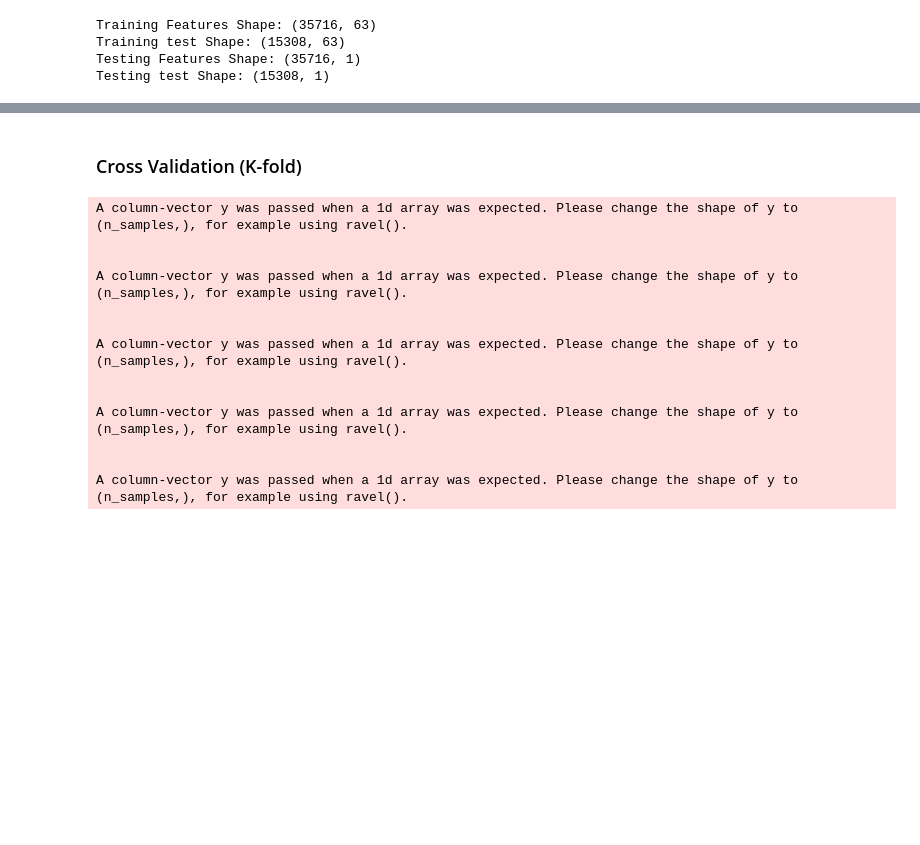
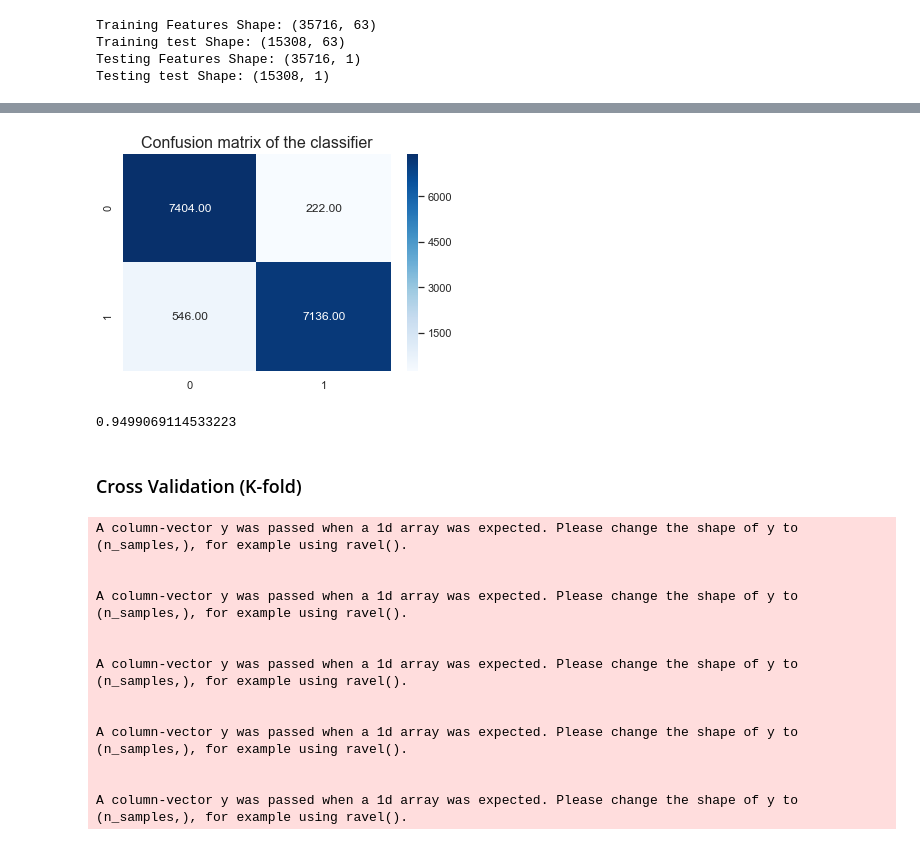
Before and after one commit to suroor89/Bank-Marketing-Campaign-for-Term-Deposit, a Jupyter notebook: Bank-Marketing-Client-Subscription-/bank_marketing_analytics.ipynb, the cells around one changed output, grey strips where cells are left out. Saved outputs shown, nothing was run; the diff lists cells and outputs as text; code cells hidden in the pictures; blank space fills up the shorter version.

```diff
--- a/Bank-Marketing-Client-Subscription-/bank_marketing_analytics.ipynb
+++ b/Bank-Marketing-Client-Subscription-/bank_marketing_analytics.ipynb
@@ -480,16 +509,22 @@ from sklearn.svm import SVC
 from sklearn.neighbors import KNeighborsClassifier
 from sklearn.tree import DecisionTreeClassifier
 from sklearn.ensemble import RandomForestClassifier
+from sklearn.model_selection import cross_val_score, cross_val_predict
 models = [
      ('LR',LogisticRegression()),
      ('NB',GaussianNB()),
      ('DT',DecisionTreeClassifier())
      ]
+
+cv_model_score = {}
 for name, model in models:
     clf = model
+    score = cross_val_score(clf, X, y, cv=10).mean()
     clf.fit(X_train,y_train)
     accuracy = clf.score(X_test,y_test)
     print(name,': ',accuracy)
+    cv_model_score[name] = score
+print('CV scores: ', cv_model_score)
 # %% [output]
 Default solver will be changed to 'lbfgs' in 0.22. Specify a solver to silence this warning.
 
@@ -503,13 +568,21 @@ DT :  0.9348053305461197
 # Import the model we are using
 from sklearn.ensemble import RandomForestClassifier
 # Instantiate model with 50 decision trees
-rf = RandomForestClassifier(n_estimators = 100, max_depth=90, min_samples_leaf=5,min_samples_split=12
-                            , random_state = 42, n_jobs=1)
+rf = RandomForestClassifier(n_estimators = 10,n_jobs=1)
 
 # Train the model on training data
 rf.fit(X_train, y_train);
 
 # Use the forest's predict method on the test data
 y_predict = rf.predict(X_test)
+
+from sklearn.metrics import classification_report, accuracy_score, confusion_matrix, mean_absolute_error
+
+# Model Accuracy, how often is the classifier correct?
+training_accuracy = rf.score(X_train, y_train)
+test_accuracy = accuracy_score(y_test, y_predict)
+
+print(f'Training set accuracy: {round(training_accuracy*100,2)}%')
+print(f'Test set accuracy: {round(test_accuracy*100,2)}%')
 # %% [output]
 A column-vector y was passed when a 1d array was expected. Please change the shape of y to (n_samples,), for example using ravel().
@@ -515,0 +631,12 @@ A column-vector y was passed when a 1d array was expected. Please change the sha
+# %%
+classifier=RandomForestClassifier( n_estimators=150,bootstrap= True,criterion='entropy',max_depth=80,max_features=2,min_samples_leaf= 1,min_samples_split= 12,n_jobs=1)
+classifier.fit(X_train, y_train)
+
+# Predicting the Test set results
+y_predict = classifier.predict(X_test)
+
+## Cross Validation good for selecting models
+from sklearn.model_selection import cross_val_score
+
+cross_val=cross_val_score(classifier,X,y,cv=10,scoring='accuracy').mean()
+print(cross_val)
@@ -552,3 +737,20 @@ weighted avg       0.95      0.95      0.95     15308
+# %%
+# Confusion Matrix Heatmap
+from sklearn.metrics import confusion_matrix
+
+cm = confusion_matrix(y_test, y_predict)
+ax = sns.heatmap(cm, annot = True, fmt = ".2f",cmap=plt.cm.Blues)
+bottom, top = ax.get_ylim()
+ax.set_ylim(bottom + 0.5, top - 0.5)
+plt.title('Confusion matrix of the classifier',fontsize=16)
+plt.show()
+# %% [output]
+[figure, added]
+# %%
+from sklearn.metrics import roc_auc_score
+roc_auc_score(y_test, y_predict)
+# %% [output]
+0.9499069114533223
 # %% [markdown]
 ### Cross Validation (K-fold)
 # %%
```
Also changed, not shown: parts of 27 cells of this notebook.
